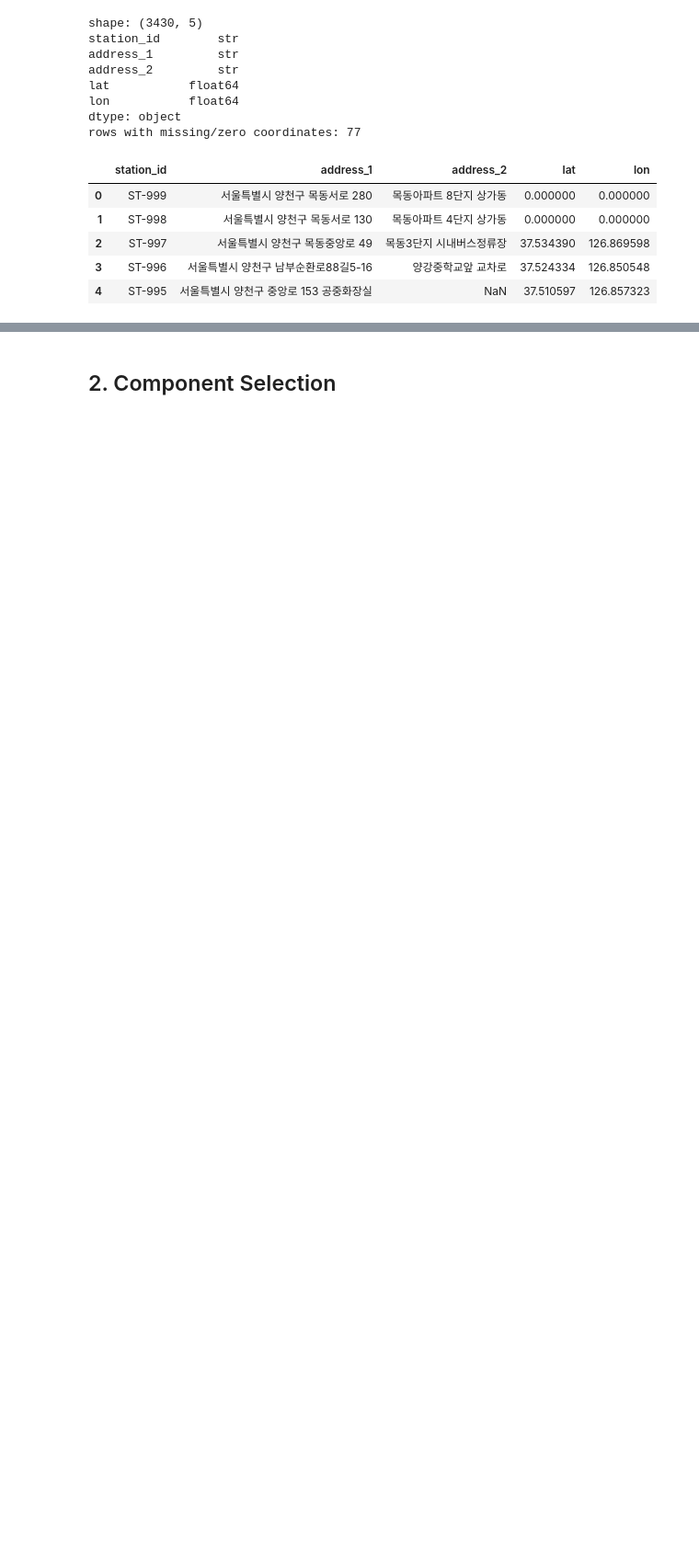
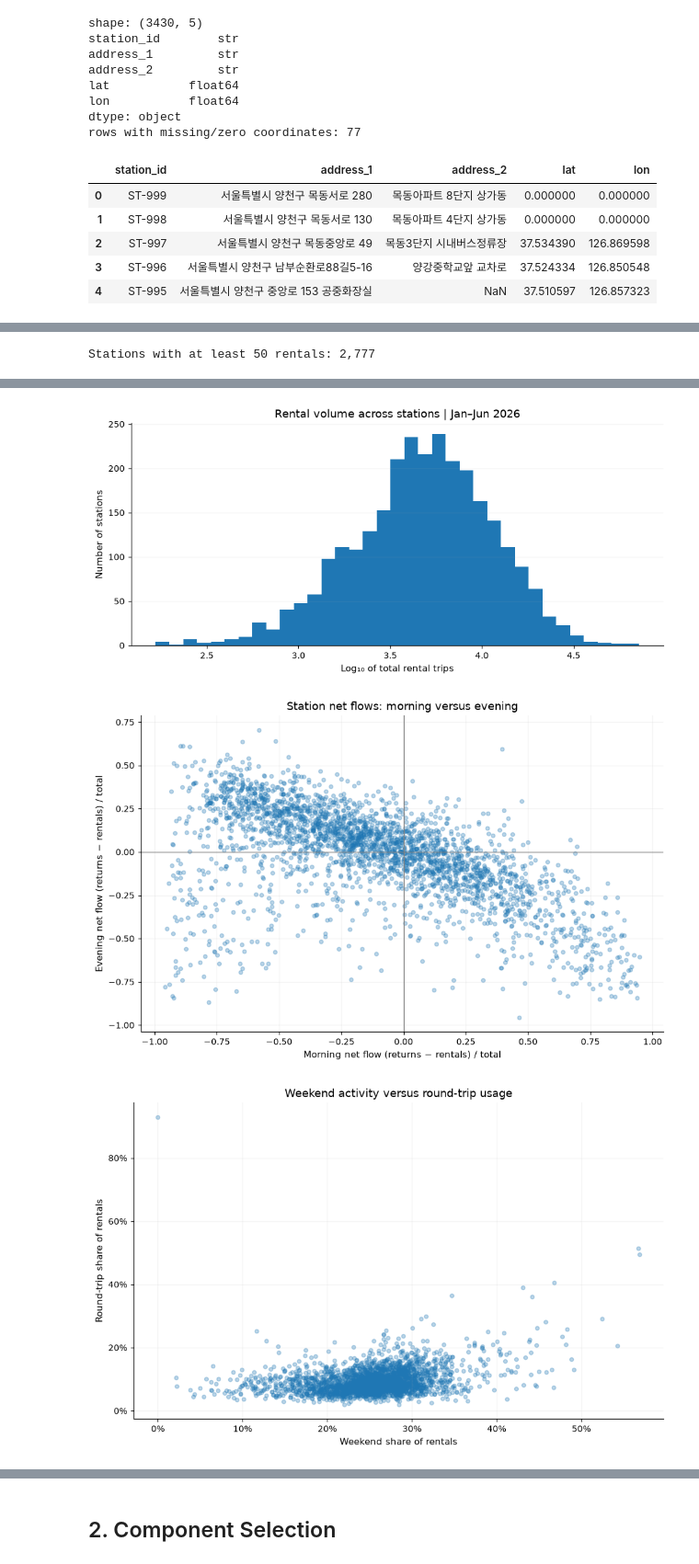
Before and after one commit to DaeYeong-Mun/CDS-303-Final-project, a Jupyter notebook: notebooks/Bike-S.ipynb, the cells around one changed output, grey strips where cells are left out. Shown at 92% size. Drawn from its saved outputs; the diff is of its cells as text; code cells hidden in the pictures; blank space fills up the shorter version.

```diff
--- a/notebooks/Bike-S.ipynb
+++ b/notebooks/Bike-S.ipynb
@@ -610,0 +916,38 @@ station_features.describe().T.round(3)
+# %%
+# Station differences: use individual figures rather than a cramped three-panel row.
+station_metrics = ['total_rentals','am_peak_share','pm_peak_share','night_share',
+                   'weekend_share','round_trip_share','am_net_flow','pm_net_flow']
+station_view = station_features.loc[station_features['total_rentals'] >= 50, station_metrics].copy()
+print(f'Stations with at least 50 rentals: {len(station_view):,}')
+display(station_view.describe(percentiles=[.1,.25,.5,.75,.9]).T.round(3))
+
+fig, ax = plt.subplots(figsize=(8.5, 4))
+ax.hist(np.log10(station_view['total_rentals']), bins=35)
+ax.set(title='Rental volume across stations | Jan–Jun 2026',
+       xlabel='Log₁₀ of total rental trips', ylabel='Number of stations')
+ax.grid(axis='y', alpha=.15)
+plt.show()
+
+fig, ax = plt.subplots(figsize=(8.5, 5.4))
+ax.scatter(station_view['am_net_flow'], station_view['pm_net_flow'], alpha=.3, s=16)
+ax.axhline(0, color='gray', lw=.9)
+ax.axvline(0, color='gray', lw=.9)
+ax.set(title='Station net flows: morning versus evening',
+       xlabel='Morning net flow (returns − rentals) / total',
+       ylabel='Evening net flow (returns − rentals) / total')
+ax.grid(alpha=.15)
+plt.show()
+
+fig, ax = plt.subplots(figsize=(8.5, 5.4))
+ax.scatter(station_view['weekend_share'], station_view['round_trip_share'], alpha=.3, s=16)
+ax.set(title='Weekend activity versus round-trip usage',
+       xlabel='Weekend share of rentals', ylabel='Round-trip share of rentals')
+ax.xaxis.set_major_formatter(mticker.PercentFormatter(xmax=1))
+ax.yaxis.set_major_formatter(mticker.PercentFormatter(xmax=1))
+ax.grid(alpha=.15)
+plt.show()
+
+print('Highest volume stations (descriptive, not PCA scores):')
+display(station_features[['station_name_en','total_rentals','weekend_share','am_net_flow','pm_net_flow']].nlargest(10,'total_rentals'))
+# %% [output]
+Stations with at least 50 rentals: 2,777
@@ -610,0 +963,3 @@ station_features.describe().T.round(3)
+[figure, added]
+[figure, added]
+[figure, added]
```
Also changed, not shown: parts of 50 cells of this notebook.
